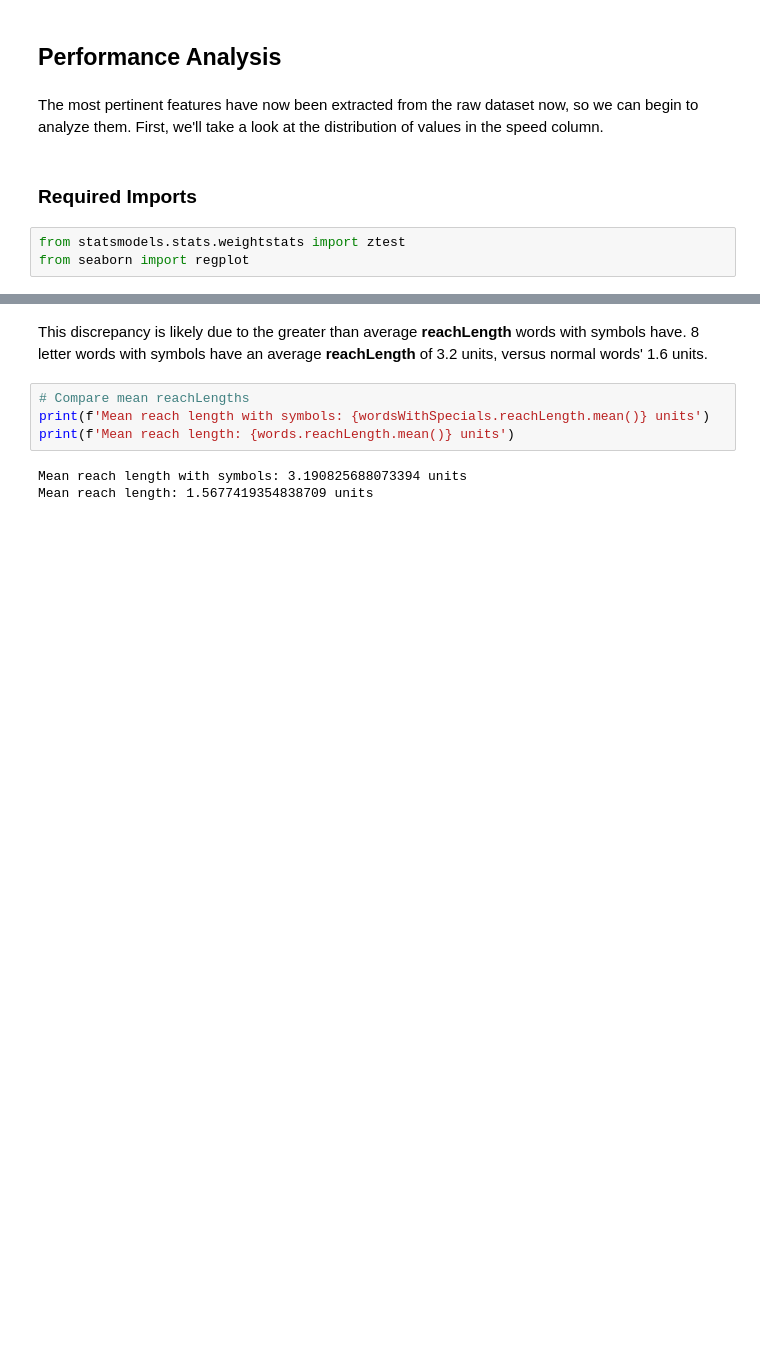
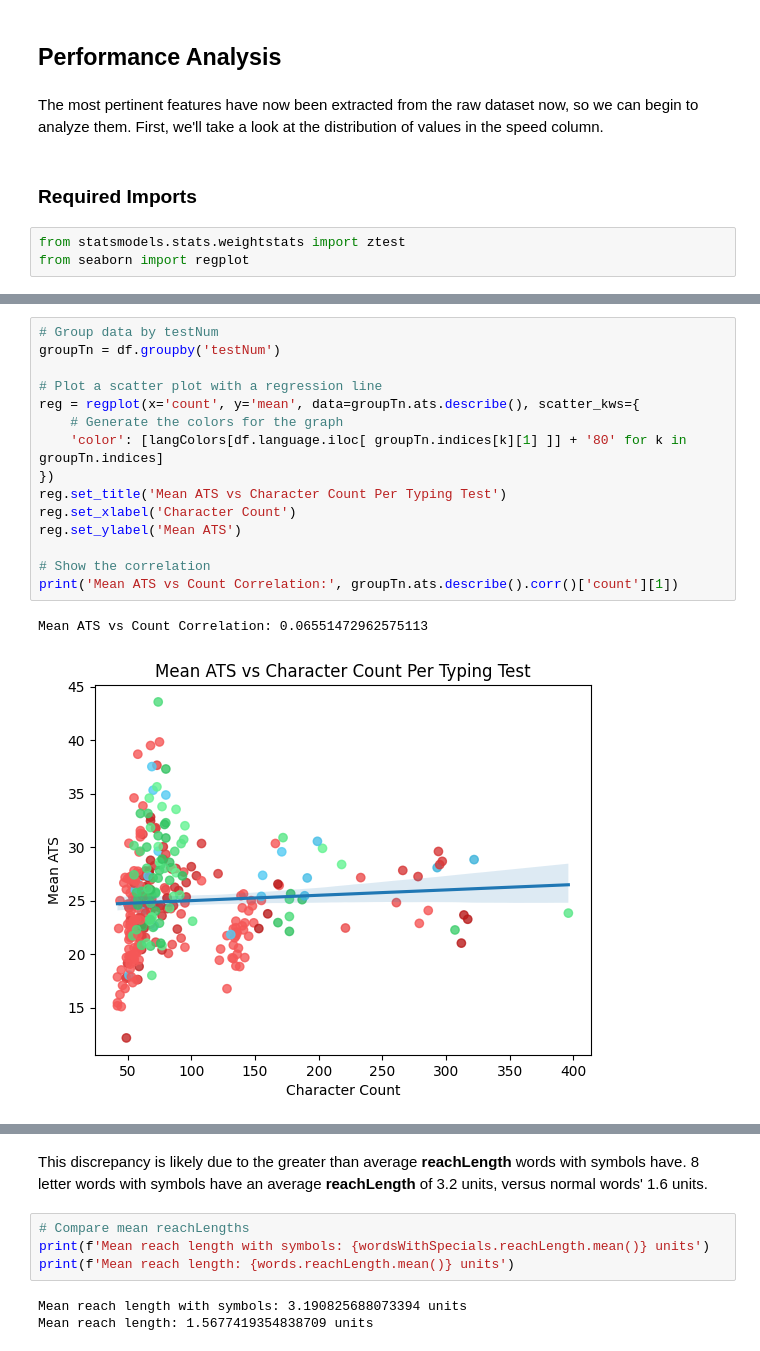
Before and after one commit to rmchorgh/MonkeyTypeMachineLearn, a Jupyter notebook: main.ipynb, the cells around one changed output, grey strips where cells are left out. Drawn from its saved outputs; the diff is of its cells as text; blank space fills up the shorter version.

```diff
--- a/main.ipynb
+++ b/main.ipynb
@@ -448,0 +453,18 @@ from seaborn import regplot
+# %%
+# Group data by testNum
+groupTn = df.groupby('testNum')
+
+# Plot a scatter plot with a regression line
+reg = regplot(x='count', y='mean', data=groupTn.ats.describe(), scatter_kws={
+	# Generate the colors for the graph
+	'color': [langColors[df.language.iloc[ groupTn.indices[k][1] ]] + '80' for k in groupTn.indices]
+})
+reg.set_title('Mean ATS vs Character Count Per Typing Test')
+reg.set_xlabel('Character Count')
+reg.set_ylabel('Mean ATS')
+
+# Show the correlation
+print('Mean ATS vs Count Correlation:', groupTn.ats.describe().corr()['count'][1])
+# %% [output]
+Mean ATS vs Count Correlation: 0.06551472962575113
+[figure, added]
```
Also changed, not shown: parts of 27 cells of this notebook, 1 other file.
